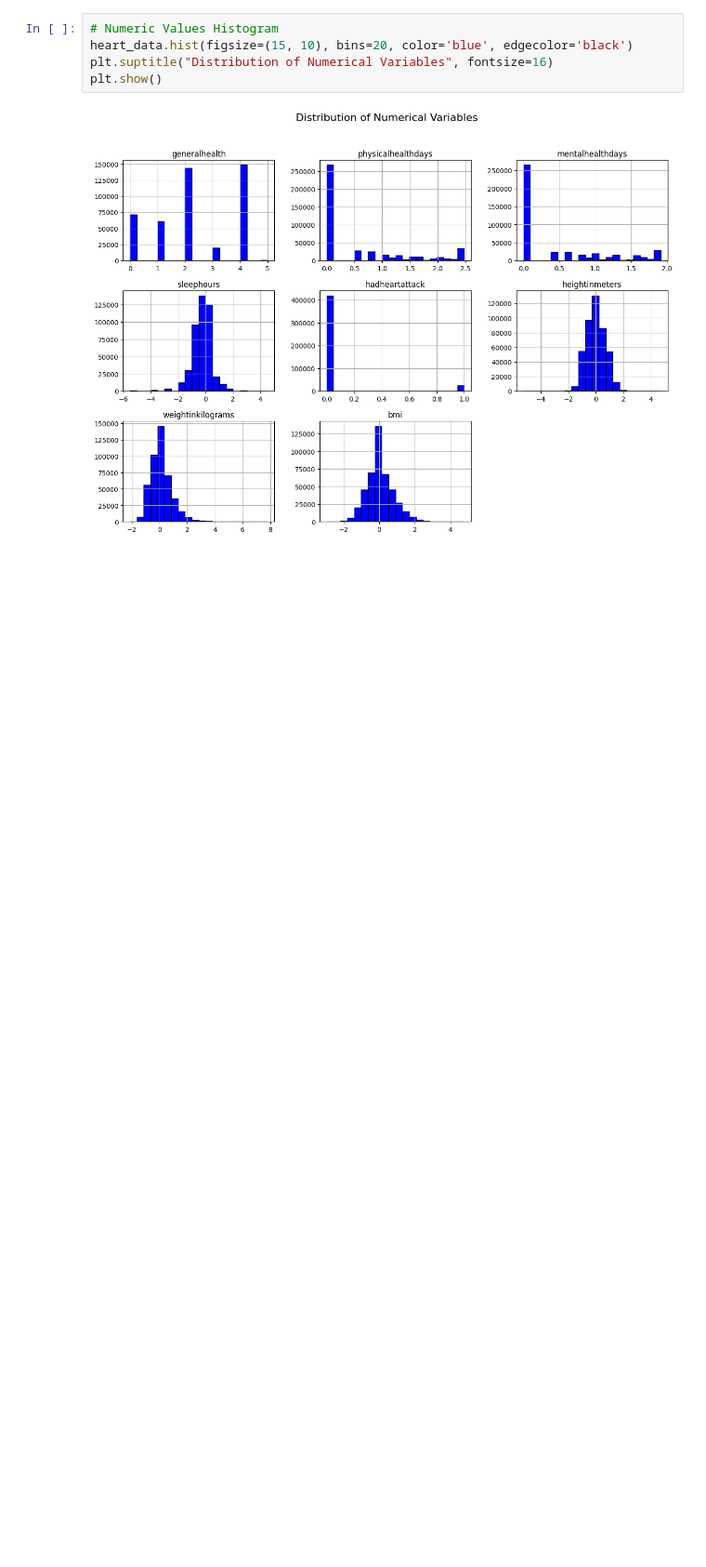
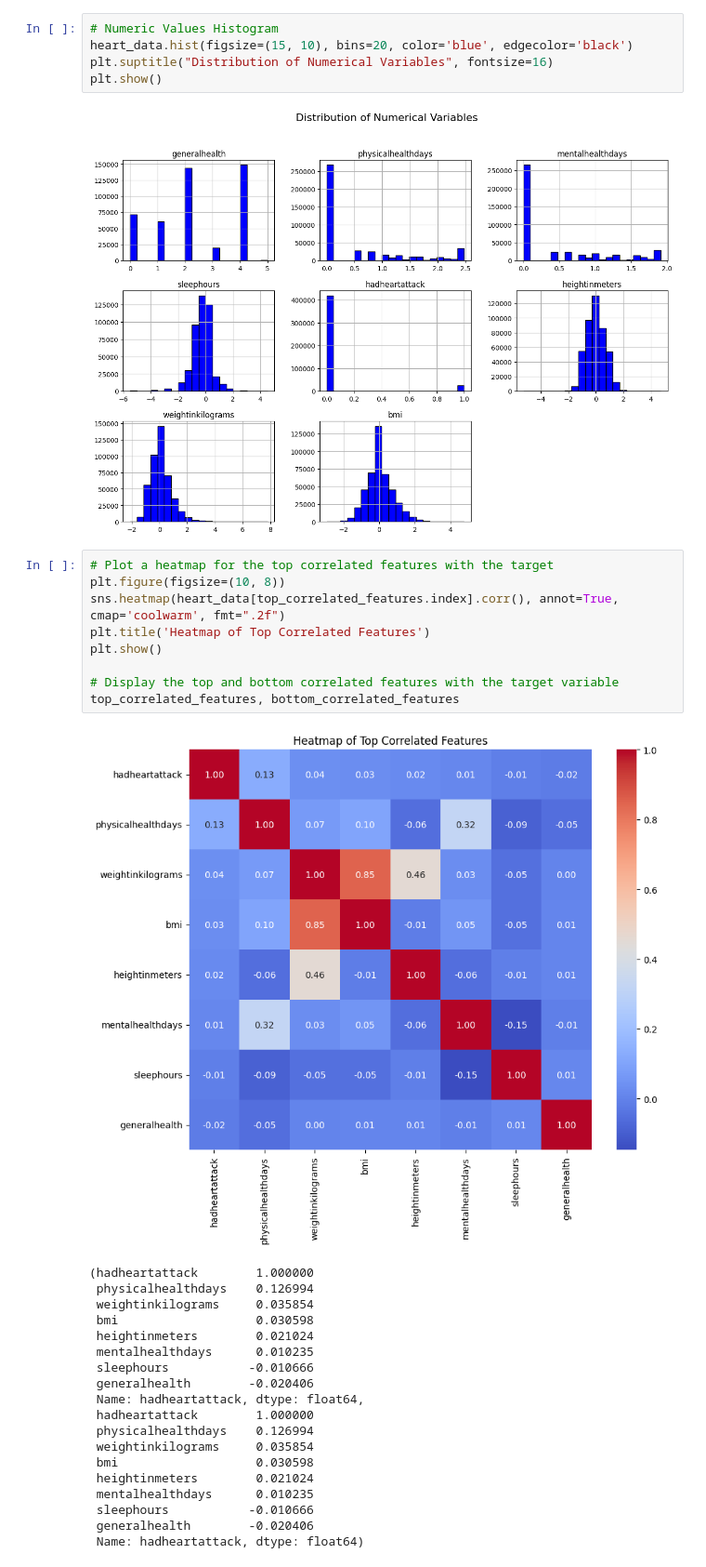
Before and after one commit to Lambton-AI-Group/heart_disease_prediction, a Jupyter notebook: EDA/eda.ipynb, the cells around one changed output. Shown at 93% size. Drawn from its saved outputs; the diff is of its cells as text; blank space fills up the shorter version.

Commit message:
Heatmap for the top correlated feature

```diff
--- a/EDA/eda.ipynb
+++ b/EDA/eda.ipynb
@@ -108,3 +87,32 @@ plt.suptitle("Distribution of Numerical Variables", fontsize=16)
 plt.show()
 # %% [output]
 [figure]
+# %%
+# Plot a heatmap for the top correlated features with the target
+plt.figure(figsize=(10, 8))
+sns.heatmap(heart_data[top_correlated_features.index].corr(), annot=True, cmap='coolwarm', fmt=".2f")
+plt.title('Heatmap of Top Correlated Features')
+plt.show()
+
+# Display the top and bottom correlated features with the target variable
+top_correlated_features, bottom_correlated_features
+# %% [output]
+[figure, added]
+(hadheartattack        1.000000
+ physicalhealthdays    0.126994
+ weightinkilograms     0.035854
+ bmi                   0.030598
+ heightinmeters        0.021024
+ mentalhealthdays      0.010235
+ sleephours           -0.010666
+ generalhealth        -0.020406
+ Name: hadheartattack, dtype: float64,
+ hadheartattack        1.000000
+ physicalhealthdays    0.126994
+ weightinkilograms     0.035854
+ bmi                   0.030598
+ heightinmeters        0.021024
+ mentalhealthdays      0.010235
+ sleephours           -0.010666
+ generalhealth        -0.020406
+ Name: hadheartattack, dtype: float64)
```
Also changed, not shown: parts of 1 cell of this notebook.
